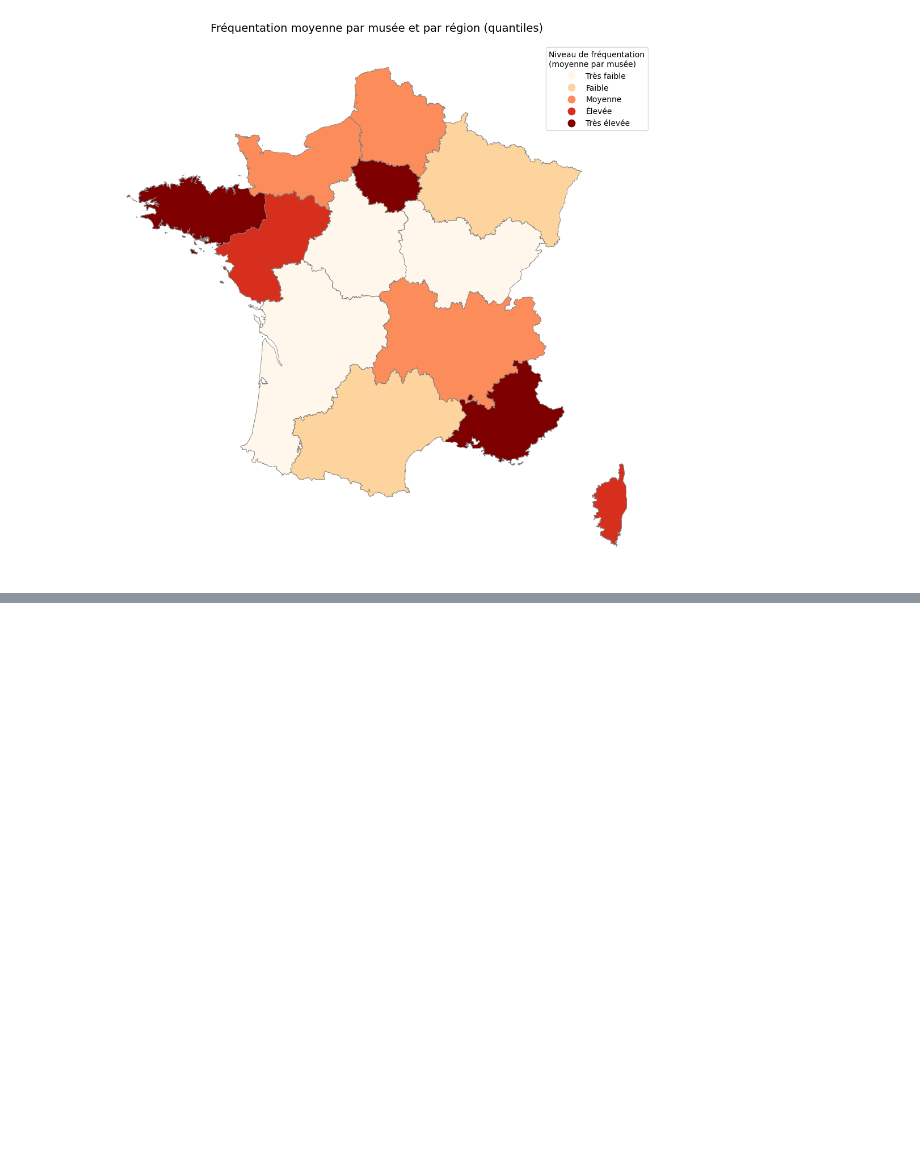
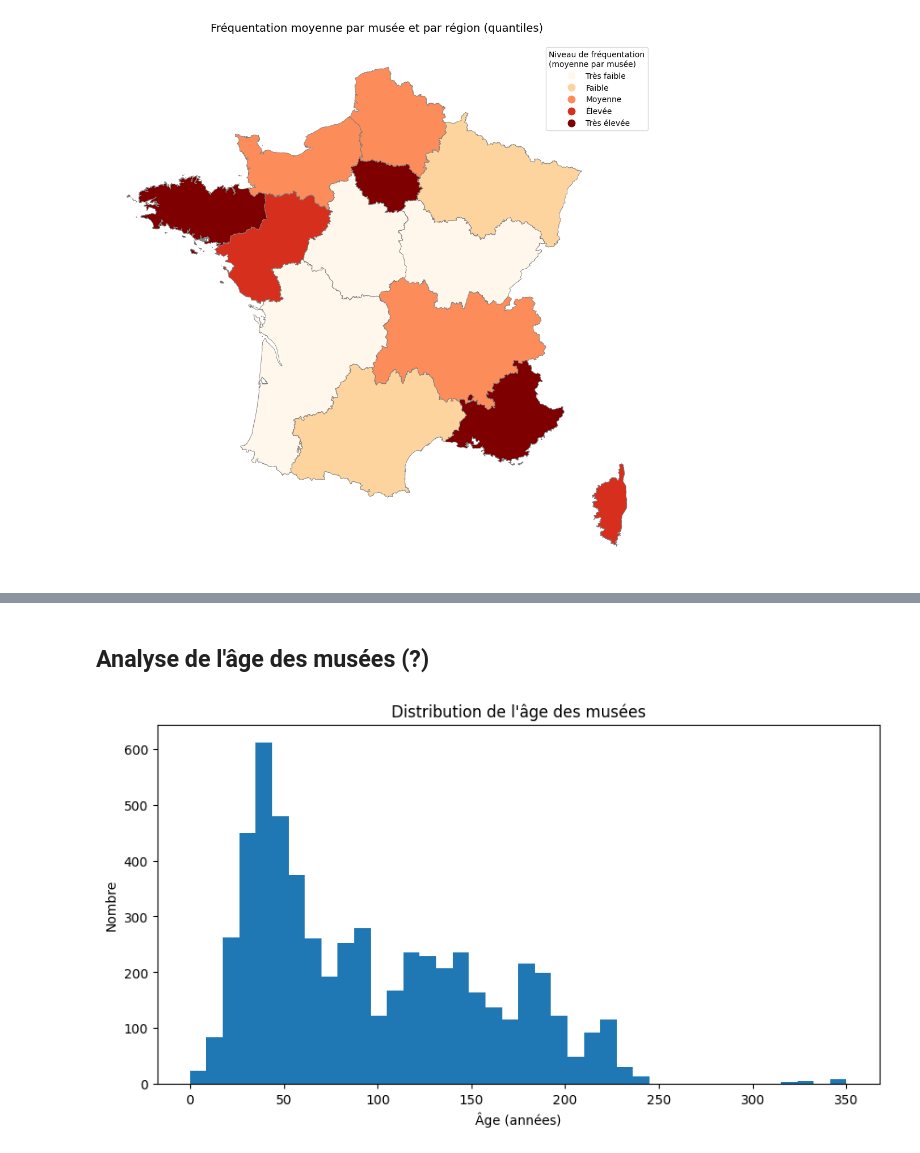
Before and after one commit to emmabezombes/prediction-musee, a Jupyter notebook: notebook/notebook_musees.ipynb, the cells around one changed output, grey strips where cells are left out. Saved outputs shown, nothing was run; the diff lists cells and outputs as text; code cells hidden in the pictures; blank space fills up the shorter version.

```diff
--- a/notebook/notebook_musees.ipynb
+++ b/notebook/notebook_musees.ipynb
@@ -264,0 +330,11 @@ plt.show()
+# %% [markdown]
+## Analyse de l'âge des musées (?)
+# %%
+plt.figure(figsize=(10,5))
+plt.hist(df["age_musee"].dropna(), bins=40)
+plt.title("Distribution de l'âge des musées")
+plt.xlabel("Âge (années)")
+plt.ylabel("Nombre")
+plt.show()
+# %% [output]
+[figure, added]
```
Also changed, not shown: parts of 11 cells of this notebook.
